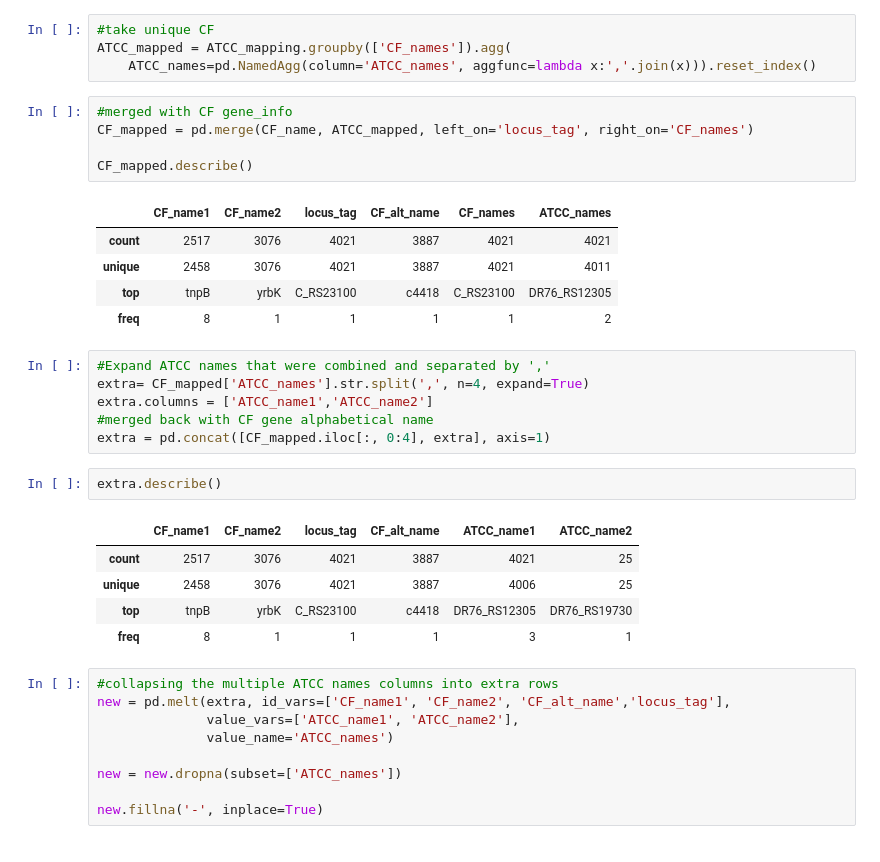
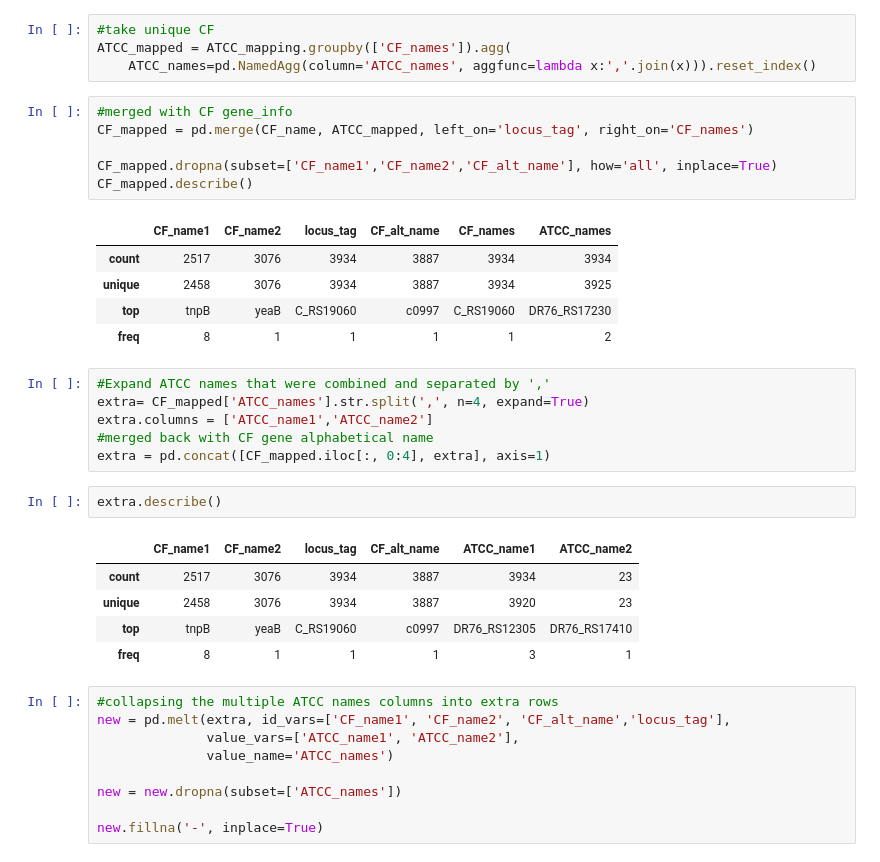
Before and after one commit to dlato/inversion_and_gene_exp_work, a Jupyter notebook: new_dataframes/matching_genes.ipynb, the cells around one changed output. Cells and saved outputs as stored; diff of their text form.

Commit message:
refreshed dataframes

```diff
--- a/new_dataframes/matching_genes.ipynb
+++ b/new_dataframes/matching_genes.ipynb
@@ -122,13 +124,14 @@ ATCC_mapped = ATCC_mapping.groupby(['CF_names']).agg(
 # %%
 #merged with CF gene_info
 CF_mapped = pd.merge(CF_name, ATCC_mapped, left_on='locus_tag', right_on='CF_names')
 
+CF_mapped.dropna(subset=['CF_name1','CF_name2','CF_alt_name'], how='all', inplace=True)
 CF_mapped.describe()
 # %% [output]
 |  | CF_name1 | CF_name2 | locus_tag | CF_alt_name | CF_names | ATCC_names |
-| count | 2517 | 3076 | 4021 | 3887 | 4021 | 4021 |
-| unique | 2458 | 3076 | 4021 | 3887 | 4021 | 4011 |
-| top | tnpB | yrbK | C_RS23100 | c4418 | C_RS23100 | DR76_RS12305 |
+| count | 2517 | 3076 | 3934 | 3887 | 3934 | 3934 |
+| unique | 2458 | 3076 | 3934 | 3887 | 3934 | 3925 |
+| top | tnpB | yeaB | C_RS19060 | c0997 | C_RS19060 | DR76_RS17230 |
 | freq | 8 | 1 | 1 | 1 | 1 | 2 |
 # %%
 #Expand ATCC names that were combined and separated by ','
@@ -140,9 +143,9 @@ extra = pd.concat([CF_mapped.iloc[:, 0:4], extra], axis=1)
 extra.describe()
 # %% [output]
 |  | CF_name1 | CF_name2 | locus_tag | CF_alt_name | ATCC_name1 | ATCC_name2 |
-| count | 2517 | 3076 | 4021 | 3887 | 4021 | 25 |
-| unique | 2458 | 3076 | 4021 | 3887 | 4006 | 25 |
-| top | tnpB | yrbK | C_RS23100 | c4418 | DR76_RS12305 | DR76_RS19730 |
+| count | 2517 | 3076 | 3934 | 3887 | 3934 | 23 |
+| unique | 2458 | 3076 | 3934 | 3887 | 3920 | 23 |
+| top | tnpB | yeaB | C_RS19060 | c0997 | DR76_RS12305 | DR76_RS17410 |
 | freq | 8 | 1 | 1 | 1 | 3 | 1 |
 # %%
 #collapsing the multiple ATCC names columns into extra rows
```
Also changed, not shown: parts of 34 cells of this notebook, 6 other files.
